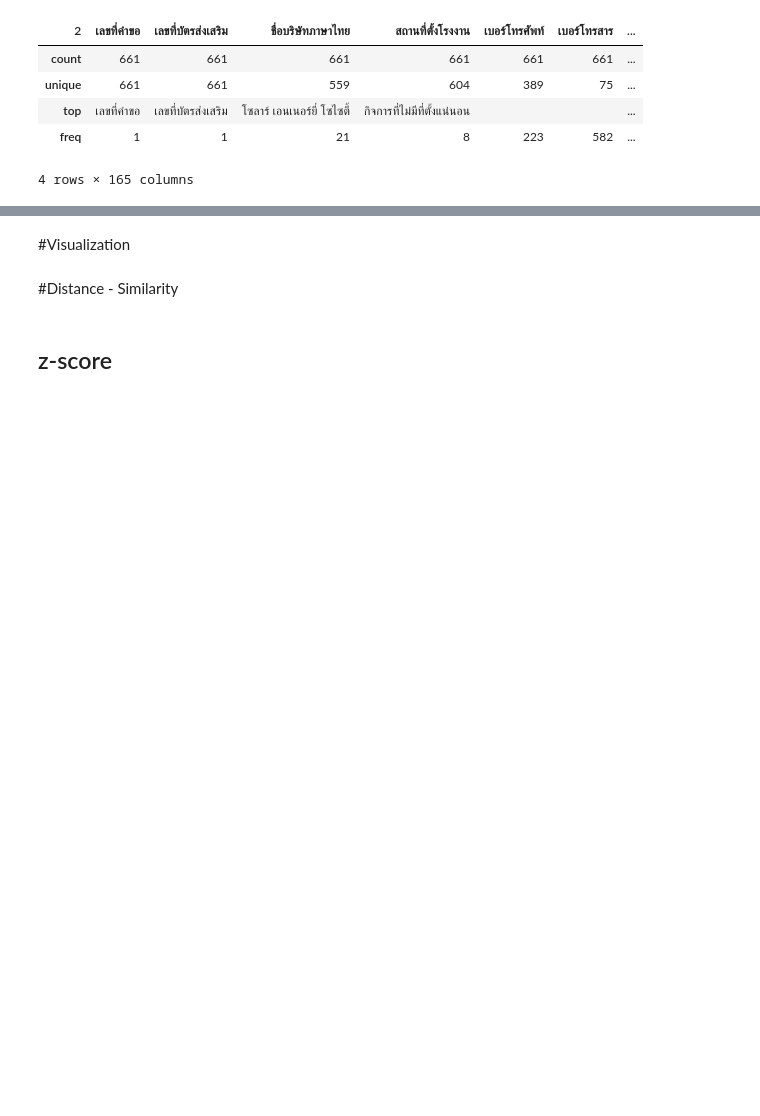
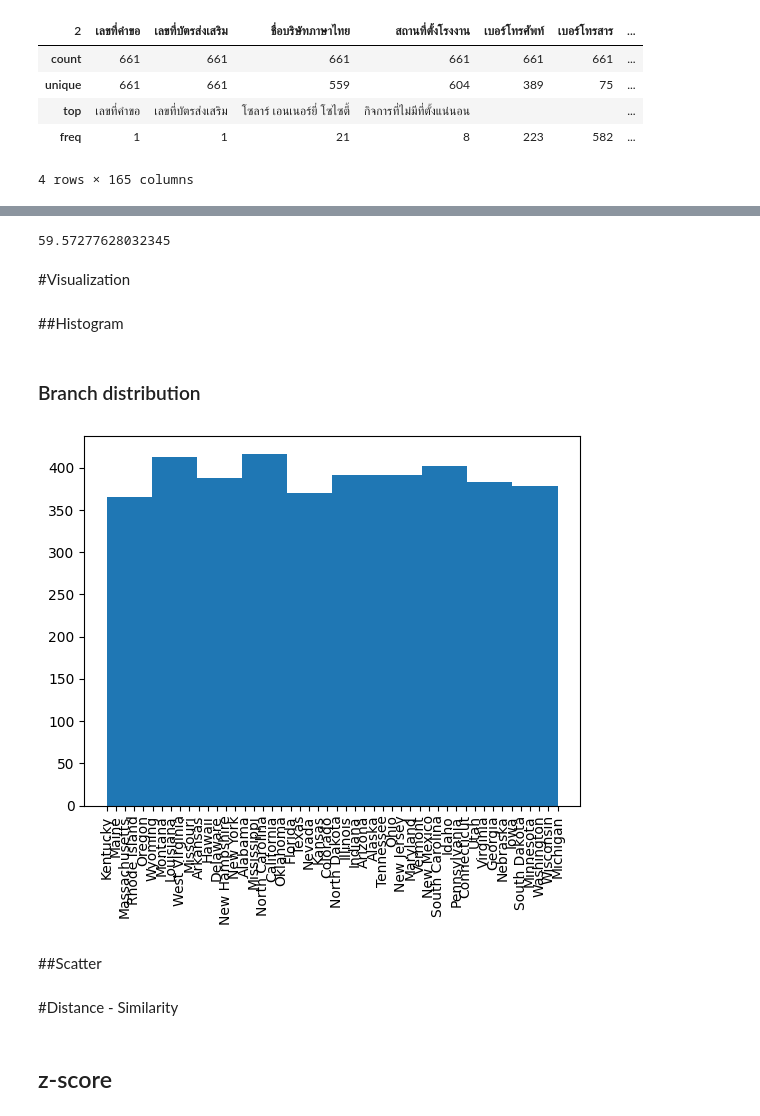
Before and after one commit to puttipongyy/BSC_DPDM23, a Jupyter notebook: Understanding_Data.ipynb, the cells around one changed output, grey strips where cells are left out. Drawn from its saved outputs; the diff is of its cells as text; code cells hidden in the pictures; blank space fills up the shorter version.

```diff
--- a/Understanding_Data.ipynb
+++ b/Understanding_Data.ipynb
@@ -30,3 +30,5 @@ data_from_gdrive
 | 658 | 610552 | 63-0676-1-00-1-0 | ไอชิน เอไอ (ประเทศไทย) | 80 หมู่ที่ 5 ถนนบางนา-ตราด ต.บางส... | 038-570062 | 038-570067 | ... |
 | 659 | E630269 | 63-0668-1-00-1-0 | เอ็มเอ็มซี อีเล็คโทรนิคส์ (ไทยแลนด์) | 129/2 หมู่ที่ 17 ถนนเทพรัตน ต.บาง... | 02-3152273-4 | NaN | ... |
 660 rows × 165 columns
+# %%
+shopping_data = pd.read_csv('/content/drive/MyDrive/BSC_DPDM23/bsc_dpdm23_data/shopping.csv')
@@ -77,2 +157,6 @@ data_from_gsheets2.describe()
+# %%
+shopping_data[shopping_data['Age'] > 40]['Purchase Amount (USD)'].mean()
+# %% [output]
+59.57277628032345
 # %% [markdown]
 #Visualization
@@ -79,3 +165,14 @@ data_from_gsheets2.describe()
+# %% [markdown]
+##Histogram
+# %% [markdown]
+### Branch distribution
+# %%
+plt.hist(shopping_data['Location'])
+plt.xticks(rotation='vertical');
+# %% [output]
+[figure, added]
+# %% [markdown]
+##Scatter
 # %% [markdown]
 #Distance - Similarity
 # %% [markdown]
```
Also changed, not shown: parts of 11 cells of this notebook.
